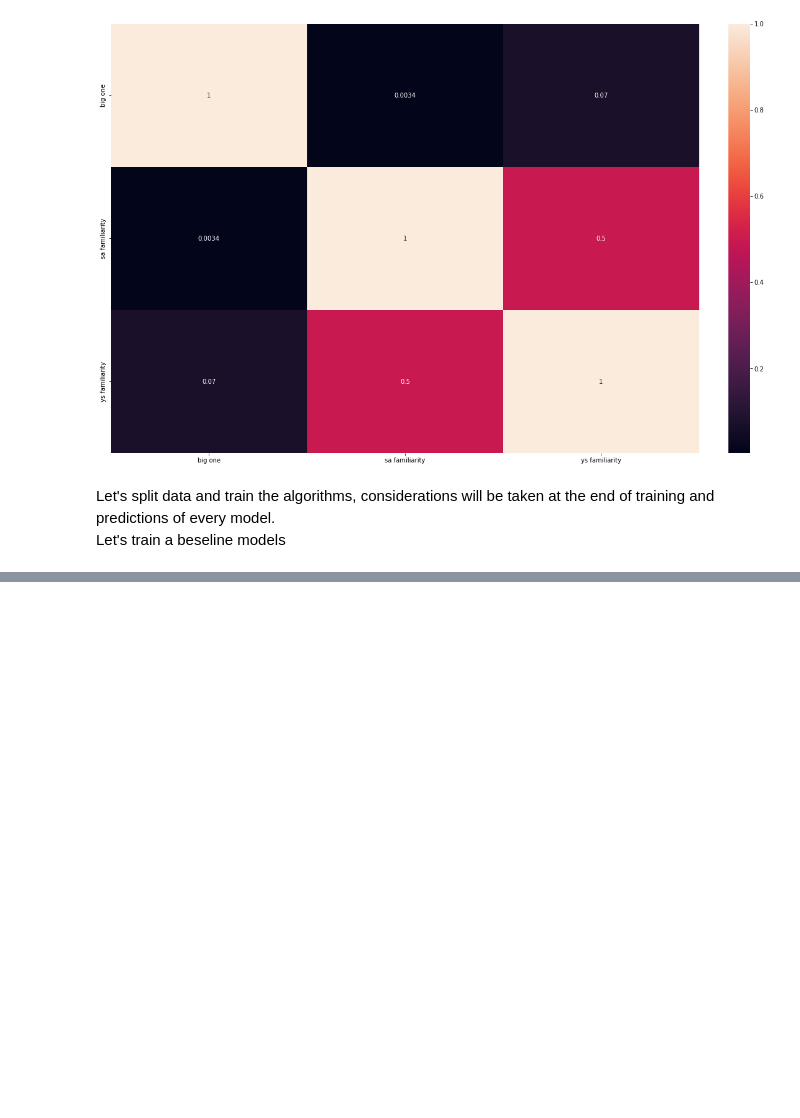
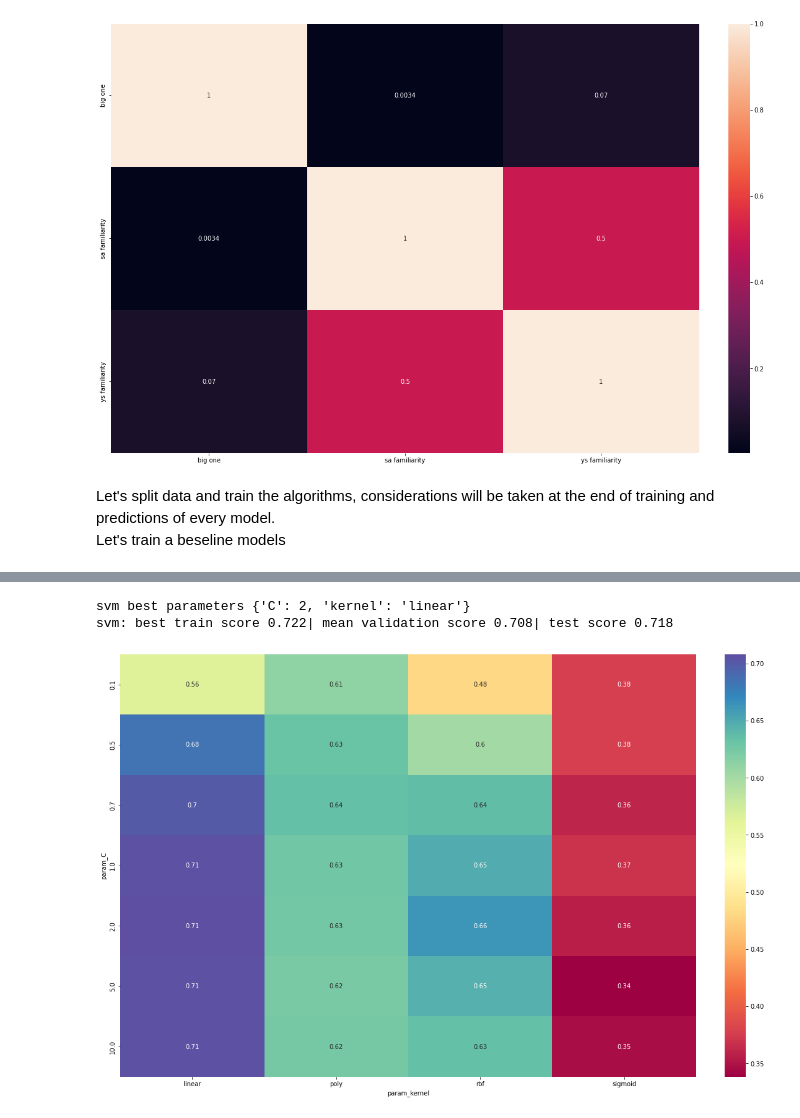
Before and after one commit to NicoGiamm/MachineLearning-DataScience_smallprojects, a Jupyter notebook: Earthquake.ipynb, the cells around one changed output, grey strips where cells are left out. Saved outputs shown, nothing was run; the diff lists cells and outputs as text; code cells hidden in the pictures; blank space fills up the shorter version.

```diff
--- a/Earthquake.ipynb
+++ b/Earthquake.ipynb
@@ -206,0 +212,25 @@ sns.heatmap(cm_gb, annot=True)
+# %%
+scaler = MinMaxScaler()
+xtrain_scaled = scaler.fit_transform(xtrain)
+xtest_scaled = scaler.transform(xtest)
+
+#SVC
+svm_params = {'C': [0.1, 0.5, 0.7,  1, 2, 5, 10],
+              'kernel':['linear', 'poly', 'rbf', 'sigmoid'] }
+
+svm_grid = GridSearchCV(SVC(), svm_params)
+svm_grid.fit(xtrain_scaled, ytrain)
+
+#Plot griglia di parametri
+hmsvm = pd.pivot_table(pd.DataFrame(svm_grid.cv_results_),
+									values='mean_test_score',
+									index='param_C',
+									columns='param_kernel')
+sns.heatmap(hmsvm, cmap = 'Spectral', annot = True)
+
+print(f'svm best parameters {svm_grid.best_params_}')
+print(f'svm: best train score {np.round(svm_grid.score(xtrain_scaled, ytrain), 3)}| mean validation score {np.round(svm_grid.best_score_, 3)}| test score {np.round(svm_grid.score(xtest_scaled, ytest), 3)}')
+# %% [output]
+svm best parameters {'C': 2, 'kernel': 'linear'}
+svm: best train score 0.722| mean validation score 0.708| test score 0.718
+[figure, added]
```
Also changed, not shown: parts of 12 cells of this notebook, 1 other file.
